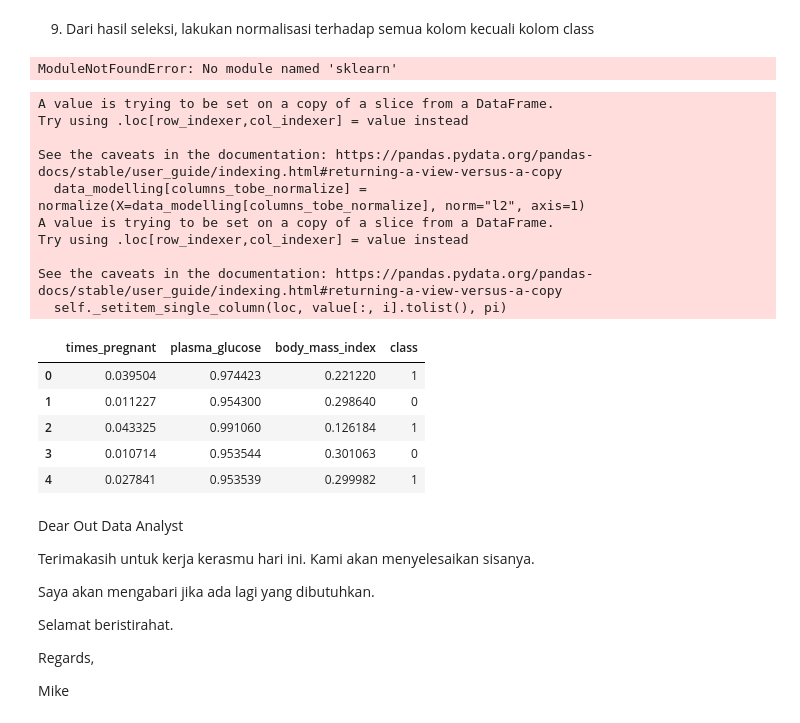
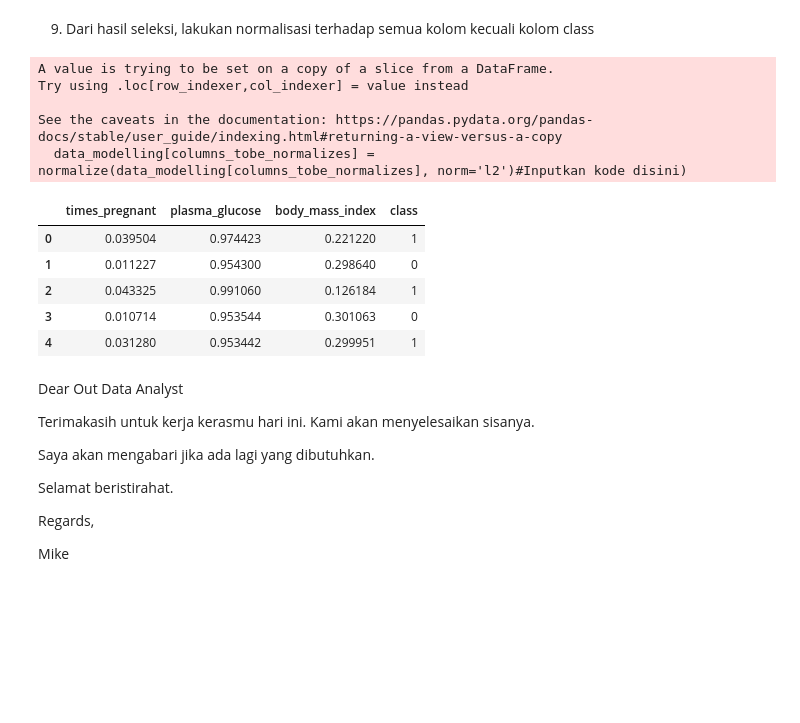
Before and after one commit to setia1011/pacmann, a Jupyter notebook: tasks-folder/setiadi-9LX7-wrangling-2.ipynb, the cells around one changed output. Cells and saved outputs as stored; diff of their text form; code cells hidden in the pictures; blank space fills up the shorter version.

```diff
--- a/tasks-folder/setiadi-9LX7-wrangling-2.ipynb
+++ b/tasks-folder/setiadi-9LX7-wrangling-2.ipynb
@@ -250,36 +266,22 @@ See the caveats in the documentation: https://pandas.pydata.org/pandas-docs/stab
 # %%
 from sklearn.preprocessing import normalize
 
 columns_tobe_normalizes = ['times_pregnant', 'plasma_glucose', 'body_mass_index']
 
-data_modelling[columns_tobe_normalizes] = normalize(data_modelling)#Inputkan kode disini)
+data_modelling[columns_tobe_normalizes] = normalize(data_modelling[columns_tobe_normalizes], norm='l2')#Inputkan kode disini)
 data_modelling.head()
 # %% [output]
-ModuleNotFoundError: No module named 'sklearn'
+A value is trying to be set on a copy of a slice from a DataFrame.
+Try using .loc[row_indexer,col_indexer] = value instead
+
+See the caveats in the documentation: https://pandas.pydata.org/pandas-docs/stable/user_guide/indexing.html#returning-a-view-versus-a-copy
+  data_modelling[columns_tobe_normalizes] = normalize(data_modelling[columns_tobe_normalizes], norm='l2')#Inputkan kode disini)
+|  | times_pregnant | plasma_glucose | body_mass_index | class |
+| 0 | 0.039504 | 0.974423 | 0.221220 | 1 |
+| 1 | 0.011227 | 0.954300 | 0.298640 | 0 |
+| 2 | 0.043325 | 0.991060 | 0.126184 | 1 |
+| 3 | 0.010714 | 0.953544 | 0.301063 | 0 |
+| 4 | 0.031280 | 0.953442 | 0.299951 | 1 |
-# %%
-from sklearn.preprocessing import normalize
-
-columns_tobe_normalize = ['times_pregnant', 'plasma_glucose', 'body_mass_index']
-
-data_modelling[columns_tobe_normalize] = #Inputkan kode disini)
-data_modelling.head()
-# %% [output]
-A value is trying to be set on a copy of a slice from a DataFrame.
-Try using .loc[row_indexer,col_indexer] = value instead
-
-See the caveats in the documentation: https://pandas.pydata.org/pandas-docs/stable/user_guide/indexing.html#returning-a-view-versus-a-copy
-  data_modelling[columns_tobe_normalize] = normalize(X=data_modelling[columns_tobe_normalize], norm="l2", axis=1)
-A value is trying to be set on a copy of a slice from a DataFrame.
-Try using .loc[row_indexer,col_indexer] = value instead
-
-See the caveats in the documentation: https://pandas.pydata.org/pandas-docs/stable/user_guide/indexing.html#returning-a-view-versus-a-copy
-  self._setitem_single_column(loc, value[:, i].tolist(), pi)
-|  | times_pregnant | plasma_glucose | body_mass_index | class |
-| 0 | 0.039504 | 0.974423 | 0.221220 | 1 |
-| 1 | 0.011227 | 0.954300 | 0.298640 | 0 |
-| 2 | 0.043325 | 0.991060 | 0.126184 | 1 |
-| 3 | 0.010714 | 0.953544 | 0.301063 | 0 |
-| 4 | 0.027841 | 0.953539 | 0.299982 | 1 |
 # %% [markdown]
 Dear Out Data Analyst
 
```
Also changed, not shown: parts of 2 cells of this notebook, 7 other files.
